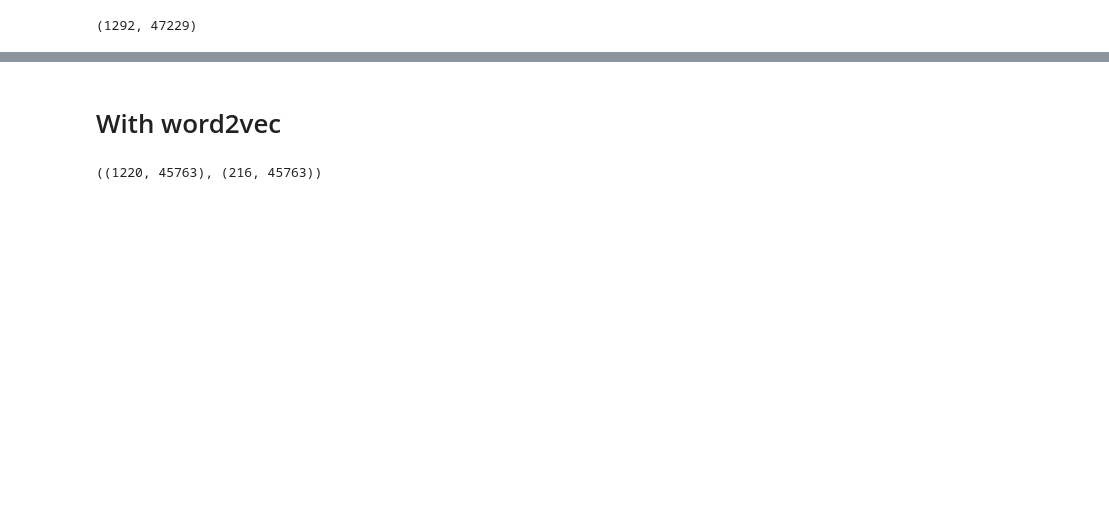
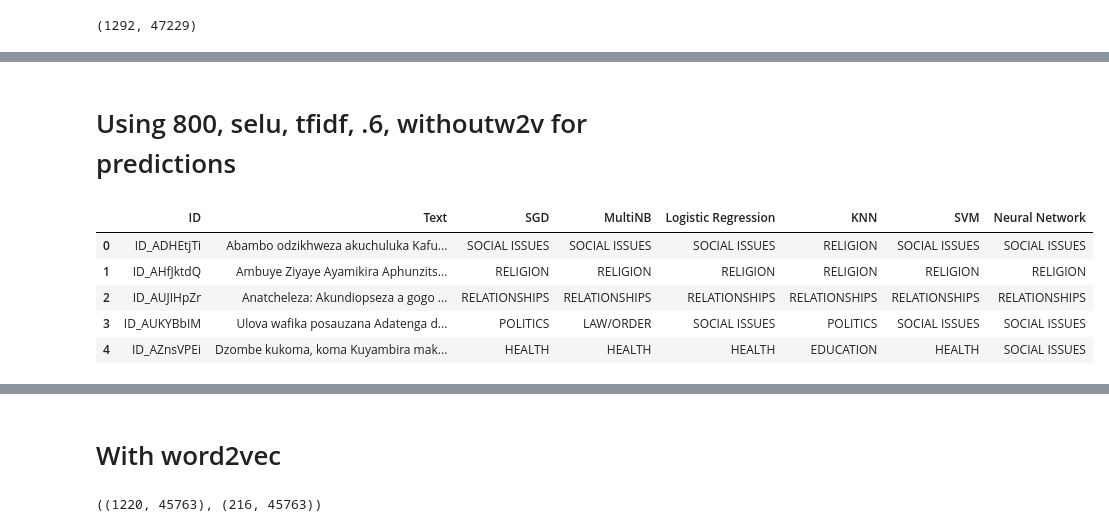
Before and after one commit to nicholaszotalis/505Project, a Jupyter notebook: neural_net.ipynb, the cells around one changed output, grey strips where cells are left out. Drawn from its saved outputs; the diff is of its cells as text; code cells hidden in the pictures; blank space fills up the shorter version.

Commit message:
Added code for adding to combiner

```diff
--- a/neural_net.ipynb
+++ b/neural_net.ipynb
@@ -188,7 +201,9 @@ def createVecModel(input_size, denseLayer, activation, dropout):
 # %%
-params = [[100, 200, 300, 400, 500],
-          ['elu', 'relu', 'selu', 'tanh'],
-          [.4, .6, .8, .9]
+params = [[400, 600, 800],
+          ['relu', 'elu', 'selu'],
+          [.4, .6, .8, .9],
+          ["countvectorizer", "tfidf"],
+          ["withw2v", "withoutw2v"]
          ]
 params = itertools.product(*params)
 params = list(params)
@@ -253,0 +273,8 @@ Best Accuracy:  0.6476323157548904
+# %%
+x_train = train["Text"]
+y_train = train["Label"]
+vectorizer = TfidfVectorizer()
+x_train_vec = vectorizer.fit_transform(x_train).toarray()
+y_train = np.array(y_train, dtype='float')
+model = createVecModel(x_train_vec.shape[1], 800, 'selu', .6)
+model.fit(x_train_vec, y_train, epochs=15)
@@ -254,3 +300,30 @@ Best Accuracy:  0.6476323157548904
+# %% [markdown]
+# Using 800, selu, tfidf, .6, withoutw2v for predictions
+# %%
+test = pd.read_csv("Test.csv")
+x_test = test["Text"]
+
+x_test_vec = vectorizer.transform(x_test)
+x_test_vec = x_test_vec.toarray()
+preds = np.argmax(model.predict(x_test_vec), axis=1)
+preds = [int2Label[pred] for pred in preds]
+for i in range(len(preds)):
+  if preds[i] == 'OTHER':
+    preds[i] = np.random.choice(["FLOODING", "ARTS AND CRAFTS", "TRANSPORT", "MUSIC", "WITCHCRAFT", "CULTURE", "LOCALCHIEFS", "OPINION/ESSAY"])
+test["Label"] = preds
+test[["ID", "Label"]].to_csv("submission_nn.csv", index=False)
+
+combiner = pd.read_csv("combiner.csv")
+combiner['Neural Network'] = preds
+combiner.to_csv('combiner.csv', index = False)
+combiner.head()
+# %% [output]
+|  | ID | Text | SGD | MultiNB | Logistic Regression | KNN | SVM | Neural Network |
+| 0 | ID_ADHEtjTi | Abambo odzikhweza akuchuluka Kafu... | SOCIAL ISSUES | SOCIAL ISSUES | SOCIAL ISSUES | RELIGION | SOCIAL ISSUES | SOCIAL ISSUES |
+| 1 | ID_AHfJktdQ | Ambuye Ziyaye Ayamikira Aphunzits... | RELIGION | RELIGION | RELIGION | RELIGION | RELIGION | RELIGION |
+| 2 | ID_AUJIHpZr | Anatcheleza: Akundiopseza a gogo ... | RELATIONSHIPS | RELATIONSHIPS | RELATIONSHIPS | RELATIONSHIPS | RELATIONSHIPS | RELATIONSHIPS |
+| 3 | ID_AUKYBbIM | Ulova wafika posauzana Adatenga d... | POLITICS | LAW/ORDER | SOCIAL ISSUES | POLITICS | SOCIAL ISSUES | SOCIAL ISSUES |
+| 4 | ID_AZnsVPEi | Dzombe kukoma, koma Kuyambira mak... | HEALTH | HEALTH | HEALTH | EDUCATION | HEALTH | SOCIAL ISSUES |
 # %%
 x_train = train_data
 y_train = train_labels
```
Also changed, not shown: parts of 8 cells of this notebook.
